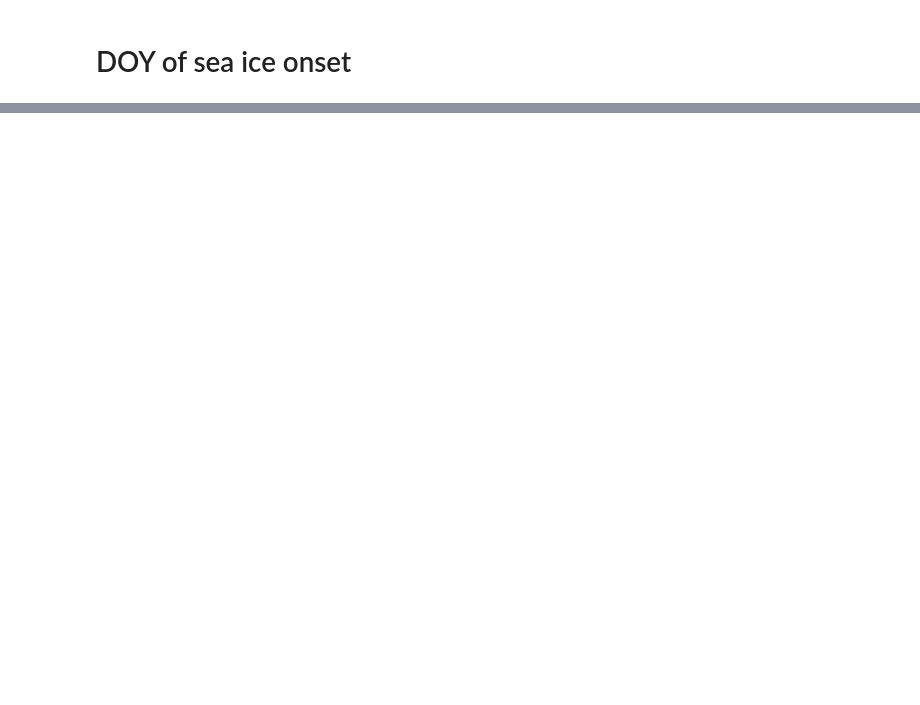
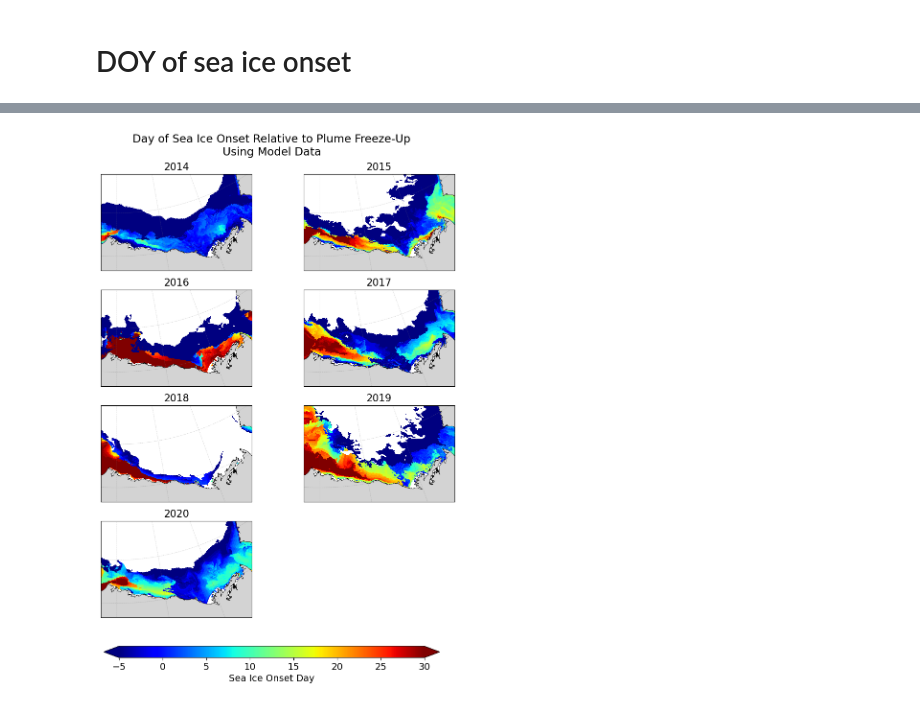
Before and after one commit to mjzahn/Mackenzie_Ice_Bridge, a Jupyter notebook: Jupyter_notebooks/model/8_DOY_ice_onset_supplement.ipynb, the cells around one changed output, grey strips where cells are left out. Saved outputs shown, nothing was run; the diff lists cells and outputs as text; code cells hidden in the pictures; blank space fills up the shorter version.

```diff
--- a/Jupyter_notebooks/model/8_DOY_ice_onset_supplement.ipynb
+++ b/Jupyter_notebooks/model/8_DOY_ice_onset_supplement.ipynb
@@ -30,3 +58,7 @@ ice_yrs_masked = ice_yrs_masked.sic.sel(i=slice(510,750),j=slice(110,390))
+# %%
+# only select Sept-Dec of each year
+# Assuming your DataArray is called SIarea
+ice_yrs_masked = ice_yrs.sel(time=ice_yrs['time'].dt.month.isin([9, 10, 11, 12]))
 # %%
 def find_ice_onset_doy(sic, threshold=15, duration=5):
     # Convert to binary mask: 1 if SIC >= threshold, else 0
@@ -147,0 +93,2 @@ fig.savefig('/home/jpluser/git_repos/SASSIE_ECCO_salinity_stratification/figures
+# %%
+beaufort_area = HH_grid.isel(i=slice(510,750),j=slice(50,450)).rAc
@@ -147,0 +120,89 @@ fig.savefig('/home/jpluser/git_repos/SASSIE_ECCO_salinity_stratification/figures
+# %%
+# generate daily timestamps from each min date to Dec 31 of that year
+date_arrays = [np.arange(np.datetime64(date), np.datetime64(f"{str(date)[:4]}-12-31") + np.timedelta64(1, 'D'), np.timedelta64(1, 'D'))
+               for date in min_ice_dates]
+
+# concatenate into one array
+full_date_array = np.concatenate(date_arrays)
+# %%
+# select days after sea ice minimum for sea ice
+
+# select all timesteps after sea ice minimum each year
+ice_yrs_after_min = ice_yrs_masked.sel(time=full_date_array)
+# %%
+plt.rcParams['font.size'] = 14
+
+years = np.arange(2014, 2021)
+n_years = len(years)
+
+# 4 rows x 2 columns
+fig, axs = plt.subplots(
+    nrows=4, ncols=2,
+    figsize=(10, 12),
+    subplot_kw={'projection': ccrs.NorthPolarStereo(central_longitude=-155)}
+)
+axs = axs.flatten()
+
+vmin, vmax = -5, 30
+cmap = 'jet'
+
+for i, year in enumerate(years):
+    ax = axs[i]
+
+    # Compute DOY when SIC > 15% for 3+ days
+    doy_ice_onset = find_ice_onset_doy(
+        ice_yrs_after_min.sel(time=str(year)).chunk(dict(time=-1)),
+        threshold=15, duration=3
+    )
+
+    # Normalize by plume date
+    plume_val = doy_ice_onset.isel(j=140, i=33).values
+    doy_norm = doy_ice_onset - plume_val
+
+    # Coordinates from HH_land_beaufort
+    lon = HH_land_beaufort['XC'].values
+    lat = HH_land_beaufort['YC'].values
+
+    # pcolormesh in PlateCarree for correct lat/lon placement
+    pcm = ax.pcolormesh(
+        lon, lat, doy_norm.where(ice_yrs_after_min.sel(time=min_ice_dates[i])<15),
+        transform=ccrs.PlateCarree(),
+        cmap=cmap, vmin=vmin, vmax=vmax
+    )
+
+    # Land and coastlines
+    ax.add_feature(cfeature.LAND, facecolor='lightgray', zorder=1)
+    ax.add_feature(cfeature.COASTLINE, linewidth=0.5, color='k')
+
+    # Map extent
+    ax.set_extent([-158, -128, 69, 74], crs=ccrs.PlateCarree())
+
+    # Gridlines
+    gl = ax.gridlines(crs=ccrs.PlateCarree(), draw_labels=False,
+                      linewidth=0.5, color='gray', alpha=0.4, linestyle='--')
+    gl.xlocator = mpl.ticker.FixedLocator([-155, -145, -135])
+    gl.ylocator = mpl.ticker.FixedLocator([67, 70, 73])
+    gl.xformatter = LONGITUDE_FORMATTER
+    gl.yformatter = LATITUDE_FORMATTER
+
+    ax.set_title(f"{year}", fontsize=15)
+
+# Hide any unused subplot
+if n_years < len(axs):
+    for ax in axs[n_years:]:
+        ax.axis('off')
+
+# Shared horizontal colorbar
+cbar_ax = fig.add_axes([0.15, 0.04, 0.7, 0.02])
+norm = mpl.colors.Normalize(vmin=vmin, vmax=vmax)
+cbar = mpl.colorbar.ColorbarBase(cbar_ax, cmap=cmap, norm=norm, orientation='horizontal',extend='both')
+cbar.set_label("Sea Ice Onset Day", fontsize=14)
+
+fig.suptitle('Day of Sea Ice Onset Relative to Plume Freeze-Up\nUsing Model Data', y=0.95)
+
+# fig.savefig('/home/jpluser/git_repos/SASSIE_ECCO_salinity_stratification/figures/DOY_ice_onset_model.png',
+#             dpi=300, bbox_inches='tight')
+
+plt.show()
+# %% [output]
+[figure, added]
```
Also changed, not shown: parts of 15 cells of this notebook, 2 other files.
